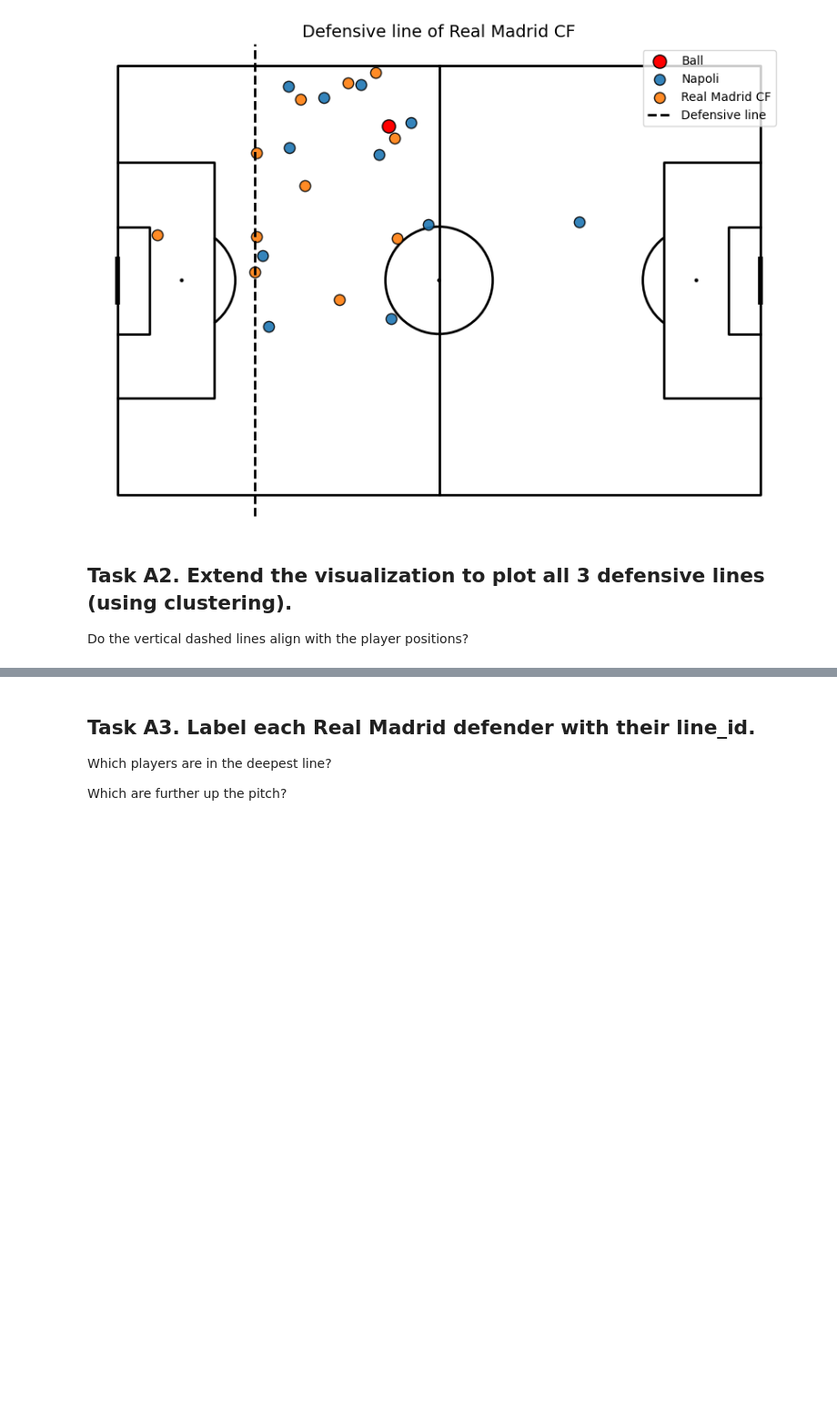
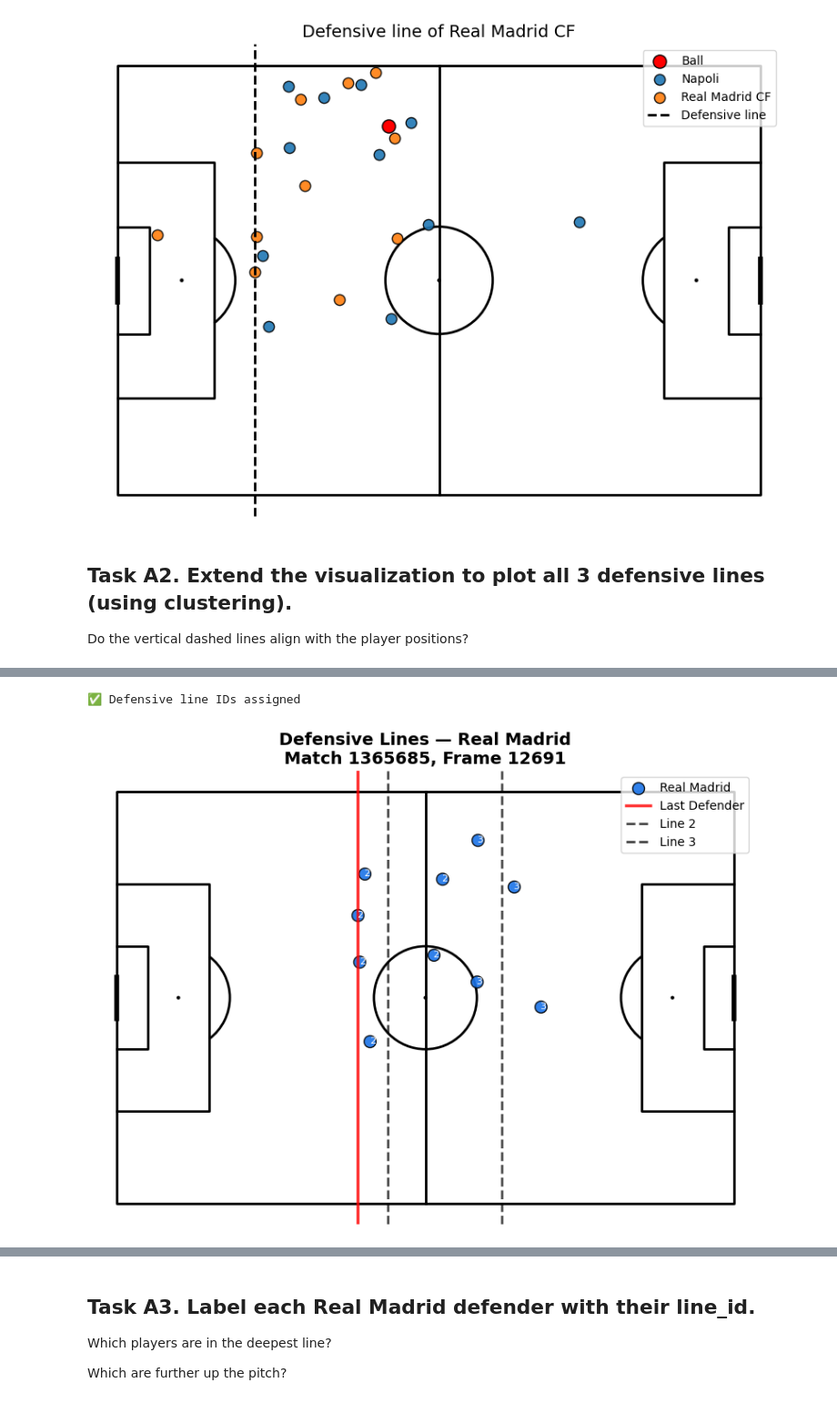
Before and after one commit to MartimRego/pass-decisions, a Jupyter notebook: Module_1/excercise_module_1.ipynb, the cells around one changed output, grey strips where cells are left out. Shown: that part at 91% size. Cells and saved outputs as stored; diff of their text form; code cells hidden in the pictures; blank space fills up the shorter version.

```diff
--- a/Module_1/excercise_module_1.ipynb
+++ b/Module_1/excercise_module_1.ipynb
@@ -158,0 +204,79 @@ frame_labeled = assign_defensive_lines_in_frame(frame_example)
+# %%
+# Function to assign defensive line IDs to a frame
+def assign_defensive_lines_in_frame(frame_df, target_team=TARGET_TEAM, kmeans_model=kmeans_lines):
+    df = frame_df.copy()
+    mask_def = (df["player_team_shortname"] == target_team) & (~df["is_ball"])
+    if mask_def.sum() == 0:
+        return df
+    df.loc[mask_def, ["x_norm","y_norm"]] = normalize_own_goal_left(df.loc[mask_def])[["x_norm","y_norm"]]
+    labels = kmeans_model.predict(df.loc[mask_def, ["x_norm"]].values)
+    centers_unsorted = kmeans_model.cluster_centers_.ravel()
+    order = np.argsort(centers_unsorted)
+    label_to_line = {order[i]: i+1 for i in range(3)}
+    df.loc[mask_def, "def_line_id"] = [label_to_line[l] for l in labels]
+    return df
+
+# Apply to all defensive rows
+rm_def_rows_labeled = assign_defensive_lines_in_frame(rm_def_rows)
+print("✅ Defensive line IDs assigned")
+# %% [output]
+✅ Defensive line IDs assigned
+# %%
+# Task A2: Plot all 3 defensive lines using clustering + last defender line
+
+# Sample a random frame
+frame_id = rm_def_rows_labeled.query("player_team_shortname == @TARGET_TEAM").sample(1, random_state=10)["frame"].iloc[0]
+match_id = rm_def_rows_labeled.query("frame == @frame_id")["match_id"].iloc[0]
+
+# Extract Real Madrid players from that frame
+frame_example = rm_def_rows_labeled[
+    (rm_def_rows_labeled["match_id"] == match_id) &
+    (rm_def_rows_labeled["frame"] == frame_id) &
+    (rm_def_rows_labeled["player_team_shortname"] == TARGET_TEAM)
+].copy()
+
+# Get ball data for this frame
+ball = rm_def_rows_labeled[
+    (rm_def_rows_labeled["match_id"] == match_id) &
+    (rm_def_rows_labeled["frame"] == frame_id) &
+    (rm_def_rows_labeled["is_ball"])
+]
+
+# Calculate last defender line (deepest player, since GK already removed)
+sorted_defenders = frame_example.sort_values("x_norm")
+last_defender_x = sorted_defenders.iloc[0]["x_norm"] if len(sorted_defenders) >= 1 else None
+
+# Plot
+pitch = Pitch(pitch_type="statsbomb", pitch_length=105, pitch_width=68, line_color="black")
+fig, ax = pitch.draw(figsize=(9, 6))
+
+# Ball
+if not ball.empty:
+    ax.scatter(ball["x_norm"], ball["y_norm"], c="red", s=120, edgecolors="k", label="Ball", zorder=10)
+
+# Players
+ax.scatter(frame_example["x_norm"], frame_example["y_norm"],
+           s=100, c="#1A73E8", edgecolors="k", alpha=0.9, label=TARGET_TEAM)
+
+# Label defensive line IDs on each player
+for _, row in frame_example.iterrows():
+    if not pd.isna(row.get("def_line_id")):
+        ax.text(row["x_norm"] + 0.5, row["y_norm"], int(row["def_line_id"]),
+                fontsize=8, color="white", ha="center", va="center")
+
+# Draw last defender line (deepest player) - in red
+if last_defender_x is not None:
+    ax.axvline(last_defender_x, linestyle="-", linewidth=2.5, color="red", alpha=0.8, label="Last Defender")
+
+# Draw vertical lines for each defensive line (mean x of each line) - in black dashed
+line_means = frame_example.groupby("def_line_id")["x_norm"].mean().to_dict()
+for line_id, x_mean in line_means.items():
+    ax.axvline(x_mean, linestyle="--", linewidth=2, color="black", alpha=0.7, label=f"Line {int(line_id)}")
+
+ax.set_title(f"Defensive Lines — {TARGET_TEAM}\nMatch {match_id}, Frame {frame_id}", fontsize=14, weight="bold")
+handles, labels = ax.get_legend_handles_labels()
+ax.legend(dict(zip(labels, handles)).values(), dict(zip(labels, handles)).keys(), loc="upper right")
+
+plt.show()
+# %% [output]
+[figure, added]
```
Also changed, not shown: parts of 4 cells of this notebook.
